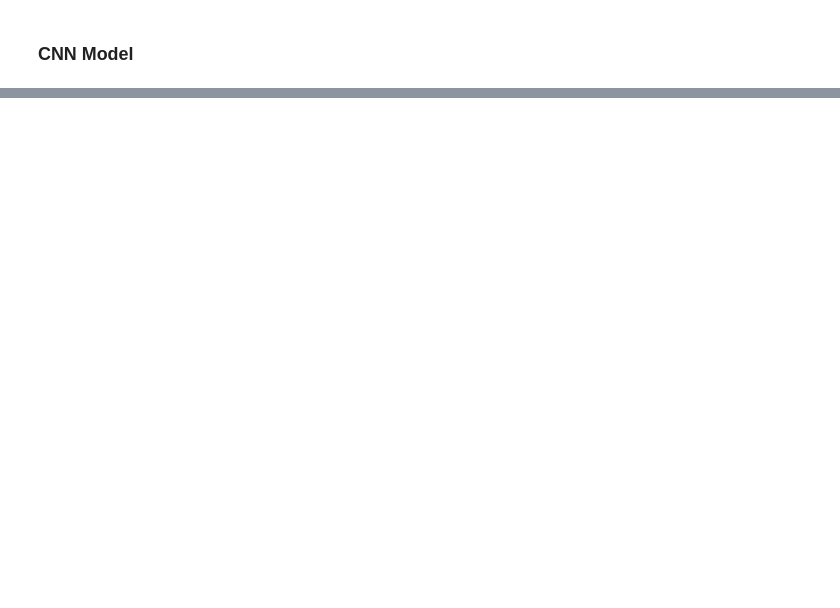
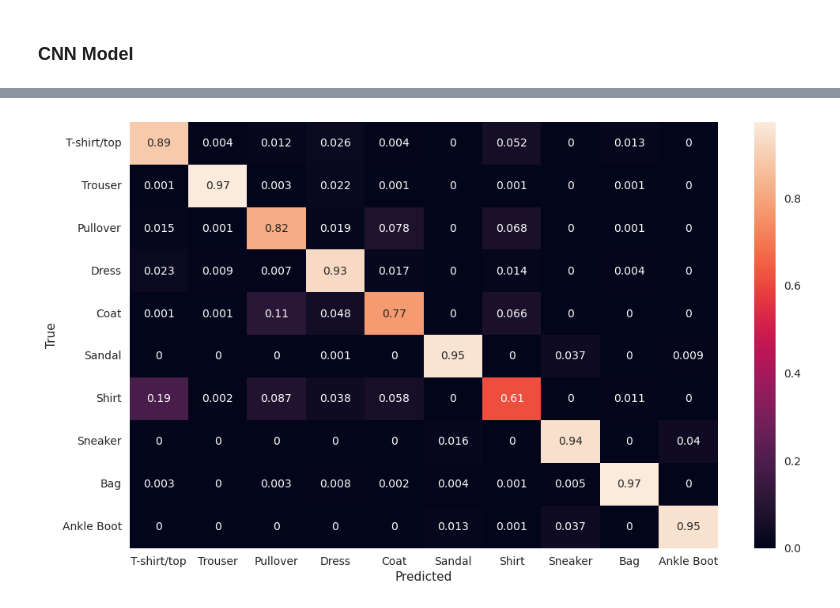
Before and after one commit to LDenninger/VisionLabSS23, a Jupyter notebook: solutions_task_2.ipynb, the cells around one changed output, grey strips where cells are left out. Drawn from its saved outputs; the diff is of its cells as text; code cells hidden in the pictures; blank space fills up the shorter version.

```diff
--- a/solutions_task_2.ipynb
+++ b/solutions_task_2.ipynb
@@ -768,0 +1462,7 @@ CNN_MODEL_CONFIG =  {
+# %%
+eval_run_config = copy.deepcopy(MLP_MODEL_CONFIG)
+eval_run_config['evaluation'] = EVALUATION_CONFIG
+evaluation_metrics, _ = run_evaluation(mlp_model, mlp_data_augmentor, mlp_test_loader, eval_run_config, criterion)
+visualize_confusion_matrix(evaluation_metrics['confusion_matrix'])
+# %% [output]
+[figure, added]
```
Also changed, not shown: parts of 55 cells of this notebook.
